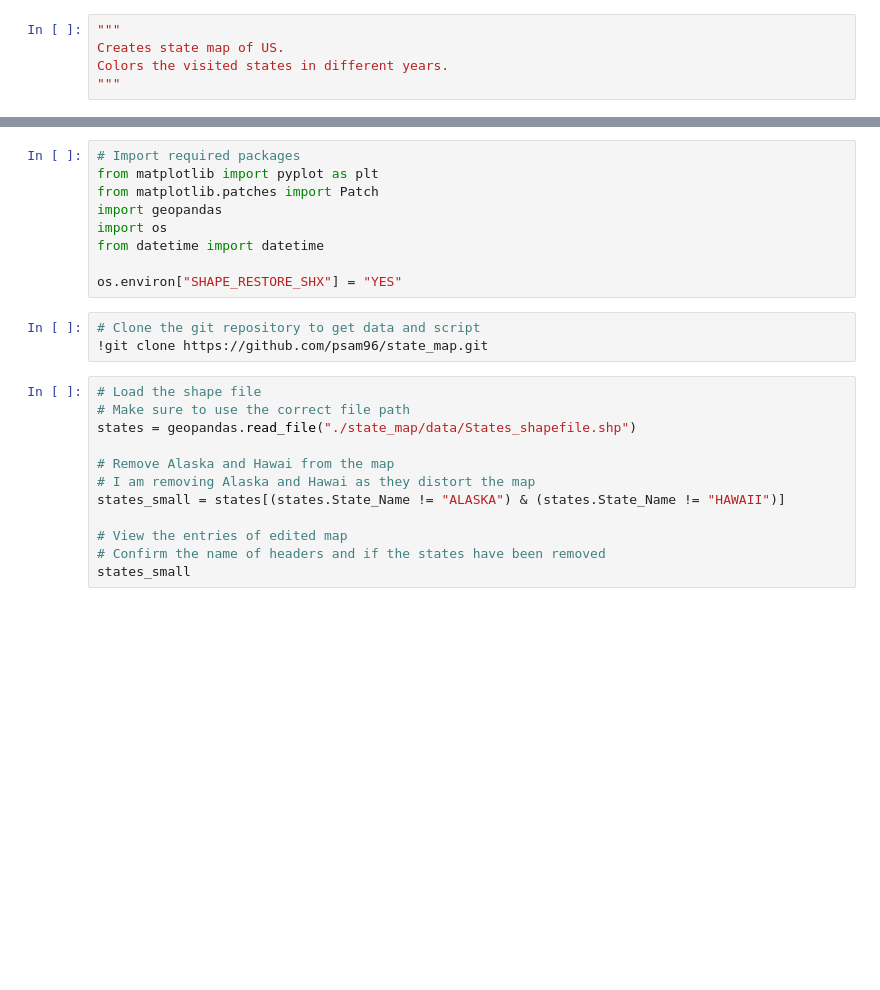
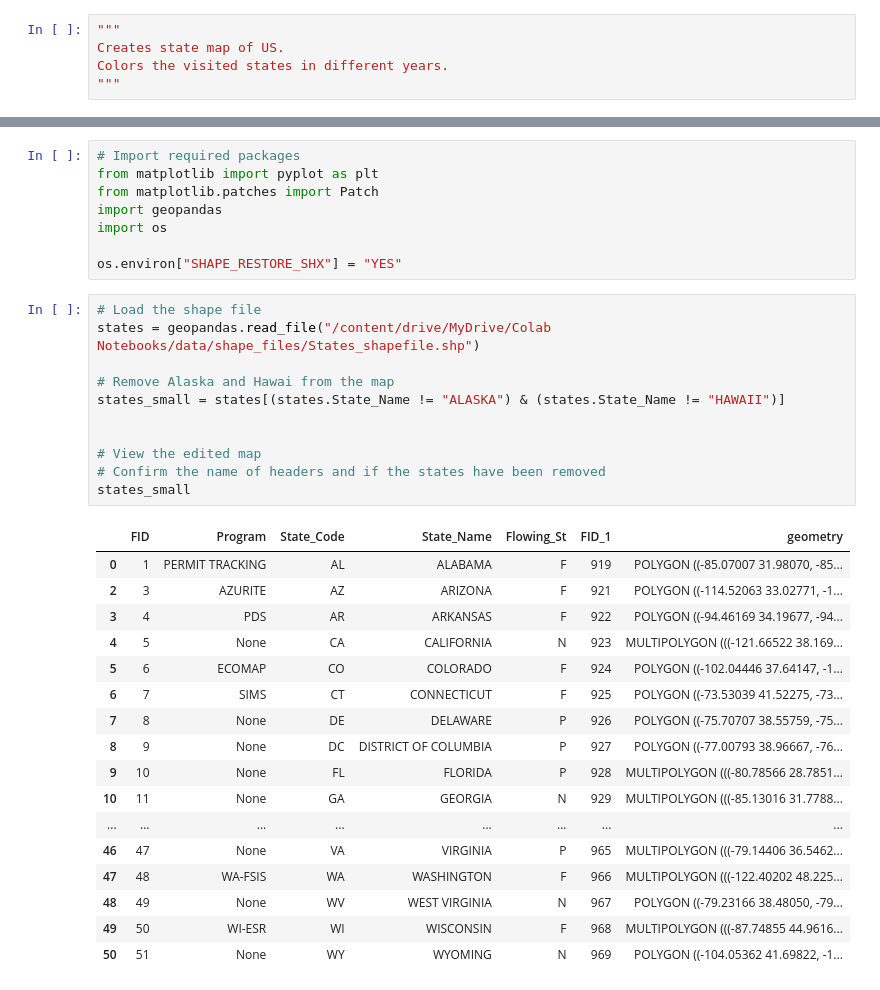
Before and after one commit to psam96/state_map, a Jupyter notebook: visited_states_us.ipynb, the cells around one changed output, grey strips where cells are left out. Drawn from its saved outputs; the diff is of its cells as text; blank space fills up the shorter version.

```diff
--- a/visited_states_us.ipynb
+++ b/visited_states_us.ipynb
@@ -15,24 +33,37 @@ from matplotlib import pyplot as plt
 from matplotlib.patches import Patch
 import geopandas
 import os
-from datetime import datetime
 
 os.environ["SHAPE_RESTORE_SHX"] = "YES"
-# %%
-# Clone the git repository to get data and script
-!git clone https://github.com/psam96/state_map.git
 # %%
 # Load the shape file
-# Make sure to use the correct file path
-states = geopandas.read_file("./state_map/data/States_shapefile.shp")
+states = geopandas.read_file("/content/drive/MyDrive/Colab Notebooks/data/shape_files/States_shapefile.shp")
 
 # Remove Alaska and Hawai from the map
-# I am removing Alaska and Hawai as they distort the map
 states_small = states[(states.State_Name != "ALASKA") & (states.State_Name != "HAWAII")]
 
-# View the entries of edited map
+
+# View the edited map
 # Confirm the name of headers and if the states have been removed
 states_small
+# %% [output]
+|  | FID | Program | State_Code | State_Name | Flowing_St | FID_1 | geometry |
+| 0 | 1 | PERMIT TRACKING | AL | ALABAMA | F | 919 | POLYGON ((-85.07007 31.98070, -85... |
+| 2 | 3 | AZURITE | AZ | ARIZONA | F | 921 | POLYGON ((-114.52063 33.02771, -1... |
+| 3 | 4 | PDS | AR | ARKANSAS | F | 922 | POLYGON ((-94.46169 34.19677, -94... |
+| 4 | 5 | None | CA | CALIFORNIA | N | 923 | MULTIPOLYGON (((-121.66522 38.169... |
+| 5 | 6 | ECOMAP | CO | COLORADO | F | 924 | POLYGON ((-102.04446 37.64147, -1... |
+| 6 | 7 | SIMS | CT | CONNECTICUT | F | 925 | POLYGON ((-73.53039 41.52275, -73... |
+| 7 | 8 | None | DE | DELAWARE | P | 926 | POLYGON ((-75.70707 38.55759, -75... |
+| 8 | 9 | None | DC | DISTRICT OF COLUMBIA | P | 927 | POLYGON ((-77.00793 38.96667, -76... |
+| 9 | 10 | None | FL | FLORIDA | P | 928 | MULTIPOLYGON (((-80.78566 28.7851... |
+| 10 | 11 | None | GA | GEORGIA | N | 929 | MULTIPOLYGON (((-85.13016 31.7788... |
+| ... | ... | ... | ... | ... | ... | ... | ... |
+| 46 | 47 | None | VA | VIRGINIA | P | 965 | MULTIPOLYGON (((-79.14406 36.5462... |
+| 47 | 48 | WA-FSIS | WA | WASHINGTON | F | 966 | MULTIPOLYGON (((-122.40202 48.225... |
+| 48 | 49 | None | WV | WEST VIRGINIA | N | 967 | POLYGON ((-79.23166 38.48050, -79... |
+| 49 | 50 | WI-ESR | WI | WISCONSIN | F | 968 | MULTIPOLYGON (((-87.74855 44.9616... |
+| 50 | 51 | None | WY | WYOMING | N | 969 | POLYGON ((-104.05362 41.69822, -1... |
 # %%
 # Dictionary of visited states
 visited_states_2023 = ["INDIANA", "GEORGIA", "MASSACHUSETTS", "ILLINOIS", "NEW YORK"]
```
Also changed, not shown: parts of 2 cells of this notebook.
